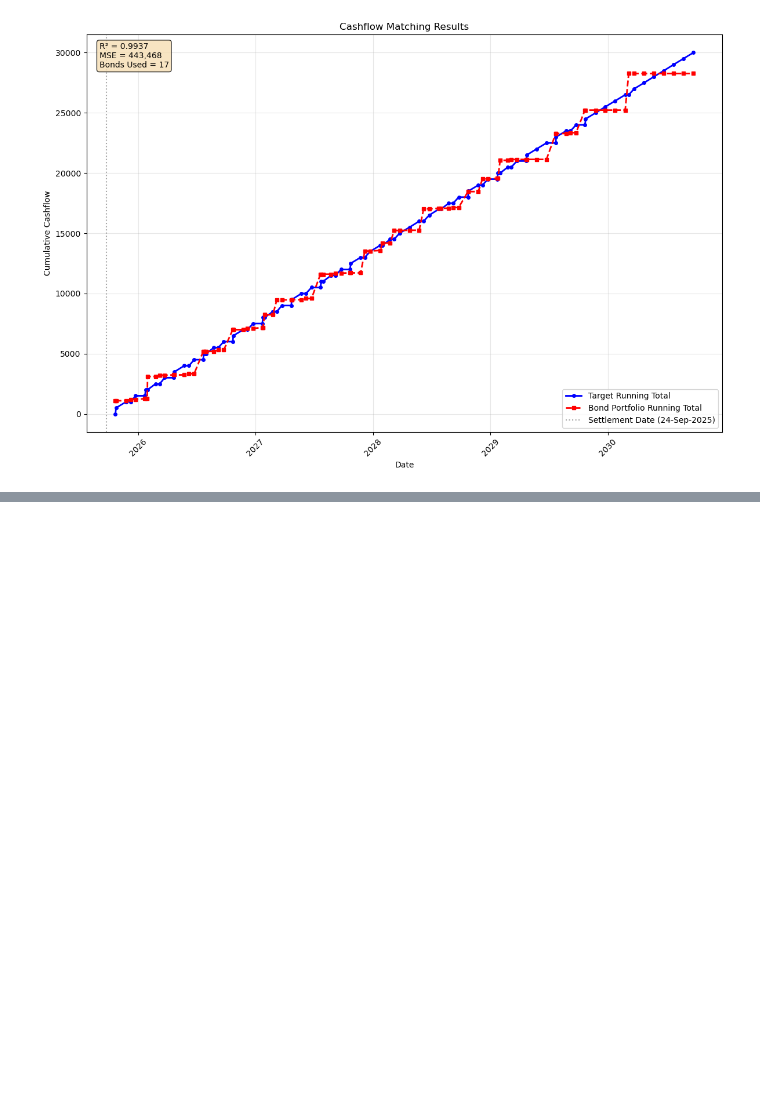
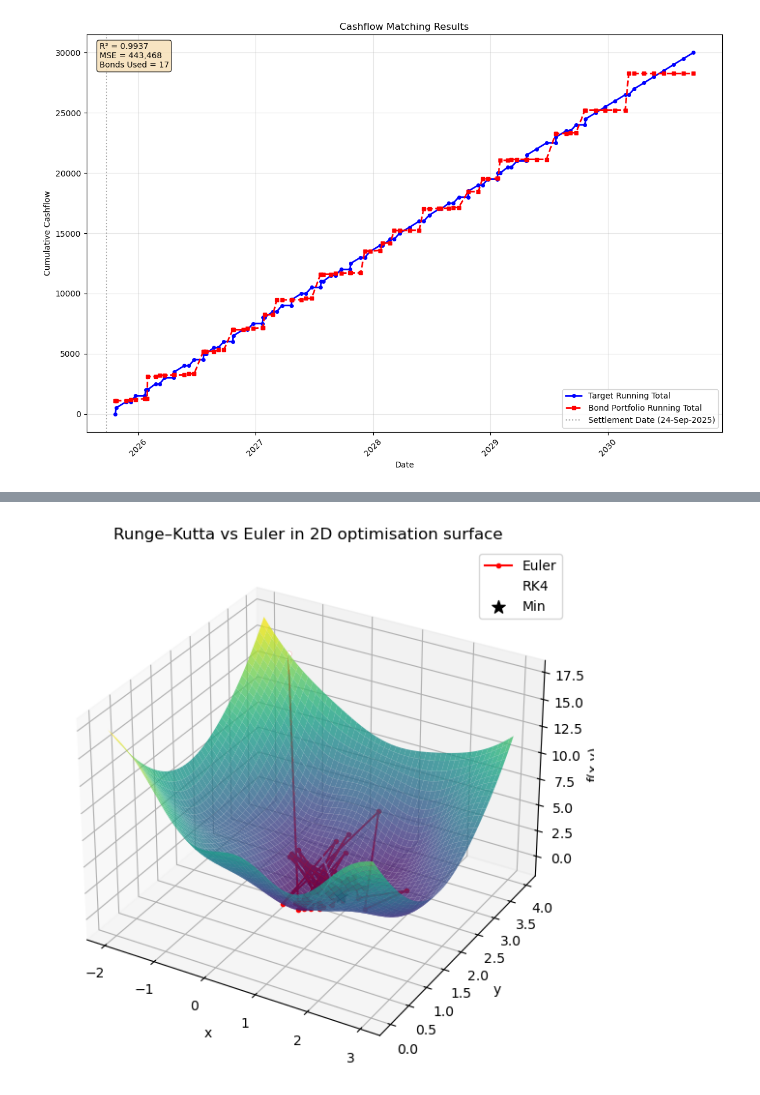
Before and after one commit to johndecb/bond_project, a Jupyter notebook: jcb_cashflow_notepad.ipynb, the cells around one changed output, grey strips where cells are left out. Saved outputs shown, nothing was run; the diff lists cells and outputs as text; code cells hidden in the pictures; blank space fills up the shorter version.

```diff
--- a/jcb_cashflow_notepad.ipynb
+++ b/jcb_cashflow_notepad.ipynb
@@ -2645,0 +2744,21 @@ plot_cashflow_matching(results, settlement_date, title="Cashflow Matching Result
+# %%
+from mpl_toolkits.mplot3d import Axes3D
+
+fig = plt.figure(figsize=(10,7))
+ax = fig.add_subplot(111, projection='3d')
+
+ax.plot_surface(X, Y, Z, cmap='viridis', alpha=0.8)
+ax.plot(path_euler[:,0], path_euler[:,1], f(path_euler[:,0], path_euler[:,1]),
+        'r.-', label='Euler')
+ax.plot(path_rk4[:,0], path_rk4[:,1], f(path_rk4[:,0], path_rk4[:,1]),
+        'w.-', label='RK4')
+ax.scatter(1, 2, f(1,2), color='black', marker='*', s=100, label='Min')
+
+ax.set_xlabel('x')
+ax.set_ylabel('y')
+ax.set_zlabel('f(x,y)')
+ax.legend()
+ax.set_title('Runge–Kutta vs Euler in 2D optimisation surface')
+plt.show()
+# %% [output]
+[figure, added]
```
Also changed, not shown: parts of 8 cells of this notebook, 5 other files.
